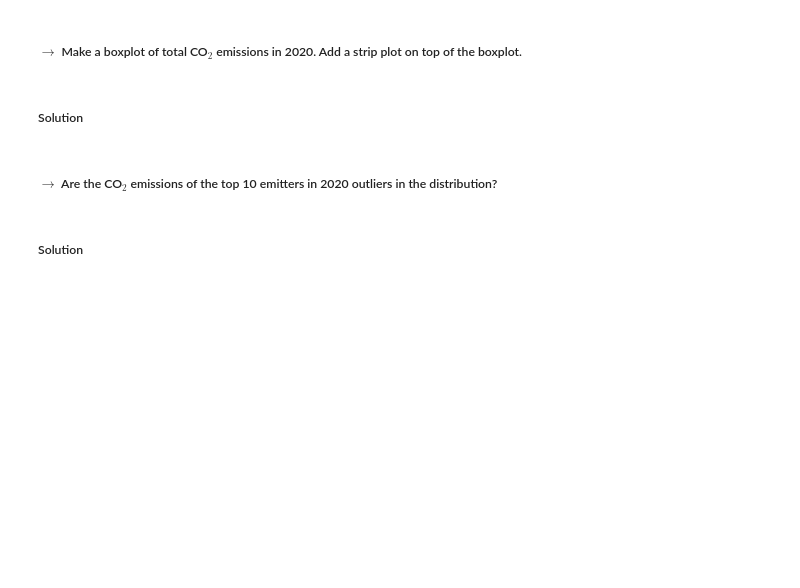
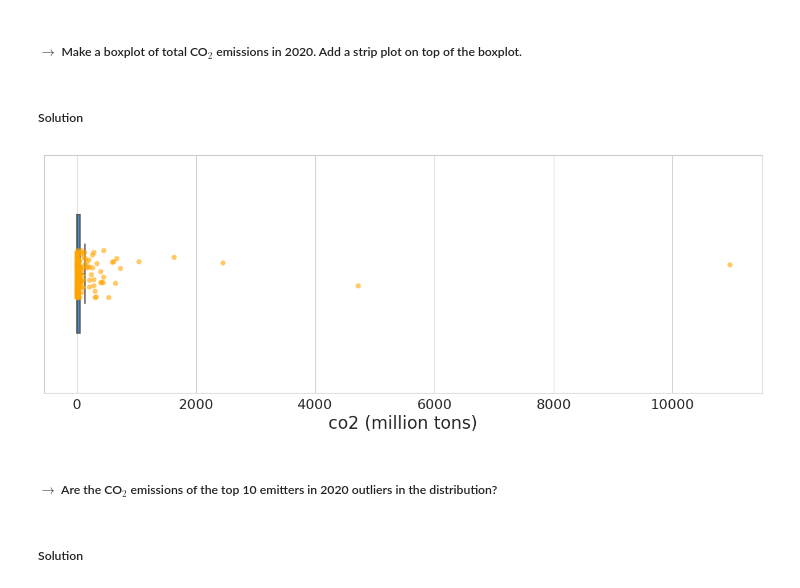
Before and after one commit to KetsiaKay/co2-emission, a Jupyter notebook: KETSIA_MATH_2315_Lab_1.ipynb, the cells around one changed output. Saved outputs shown, nothing was run; the diff lists cells and outputs as text; code cells hidden in the pictures; blank space fills up the shorter version.

```diff
--- a/KETSIA_MATH_2315_Lab_1.ipynb
+++ b/KETSIA_MATH_2315_Lab_1.ipynb
@@ -166,20 +205,22 @@ plt.tick_params(labelsize = 16);
 # %% [markdown]
 ##### Solution
 # %%
- Figure size
+#Figure size
 plt.figure(figsize = (15,5))
 
 # Use Seaborn to make the boxplot, but don't show outliers (fliersize = 0)
 sns.boxplot(data = df[df['year'] == 2020], x = 'co2', color = 'dodgerblue', width = 0.5, fliersize = 0)
 
 # Use Seaborn to make the swarm plot
 sns.stripplot(data = df[df['year'] == 2020], x = 'co2', color = 'orange', size = 6, alpha = 0.6)
 
 # Label axes
 plt.xlabel('co2 (million tons)', fontsize = 20)
 
 # Set sizes of tick labels
 plt.tick_params(labelsize = 16);
+# %% [output]
+[figure, added]
 # %% [markdown]
 ##### $\rightarrow$ Are the CO$_2$ emissions of the top 10 emitters in 2020 outliers in the distribution?
 # %% [markdown]
```
Also changed, not shown: parts of 20 cells of this notebook.
